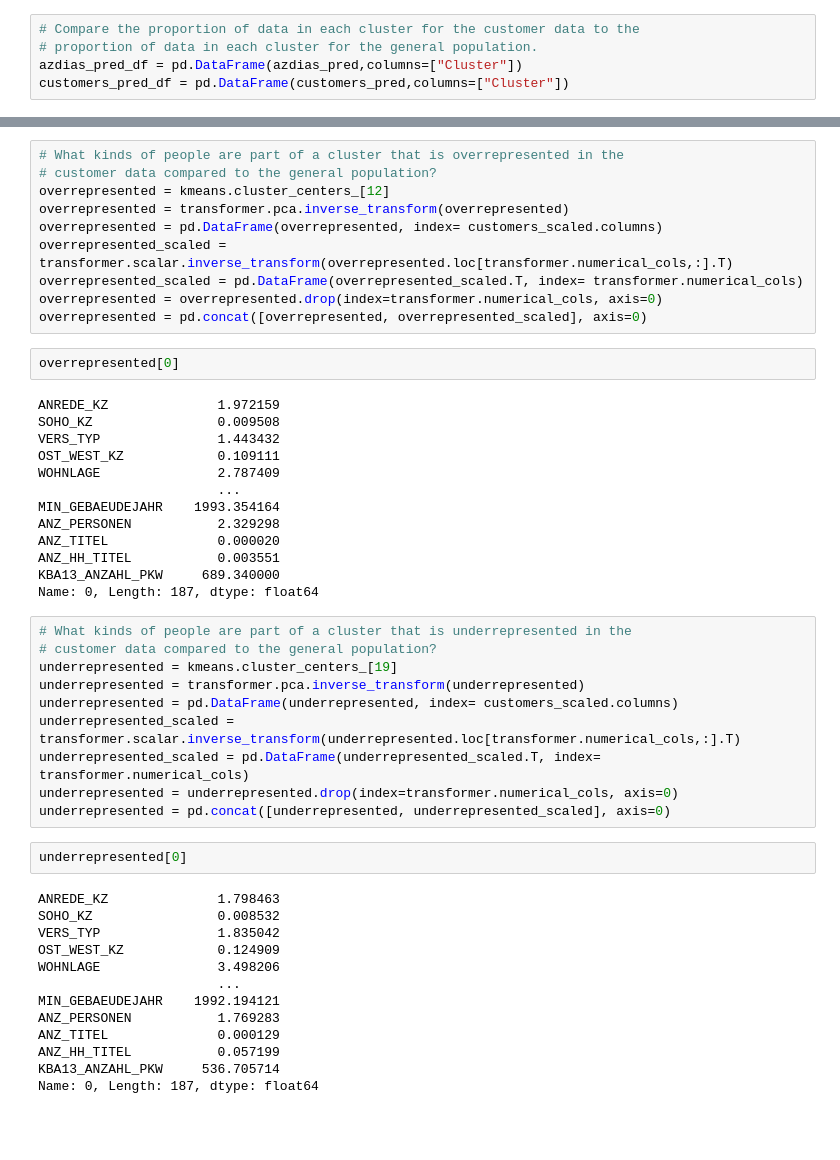
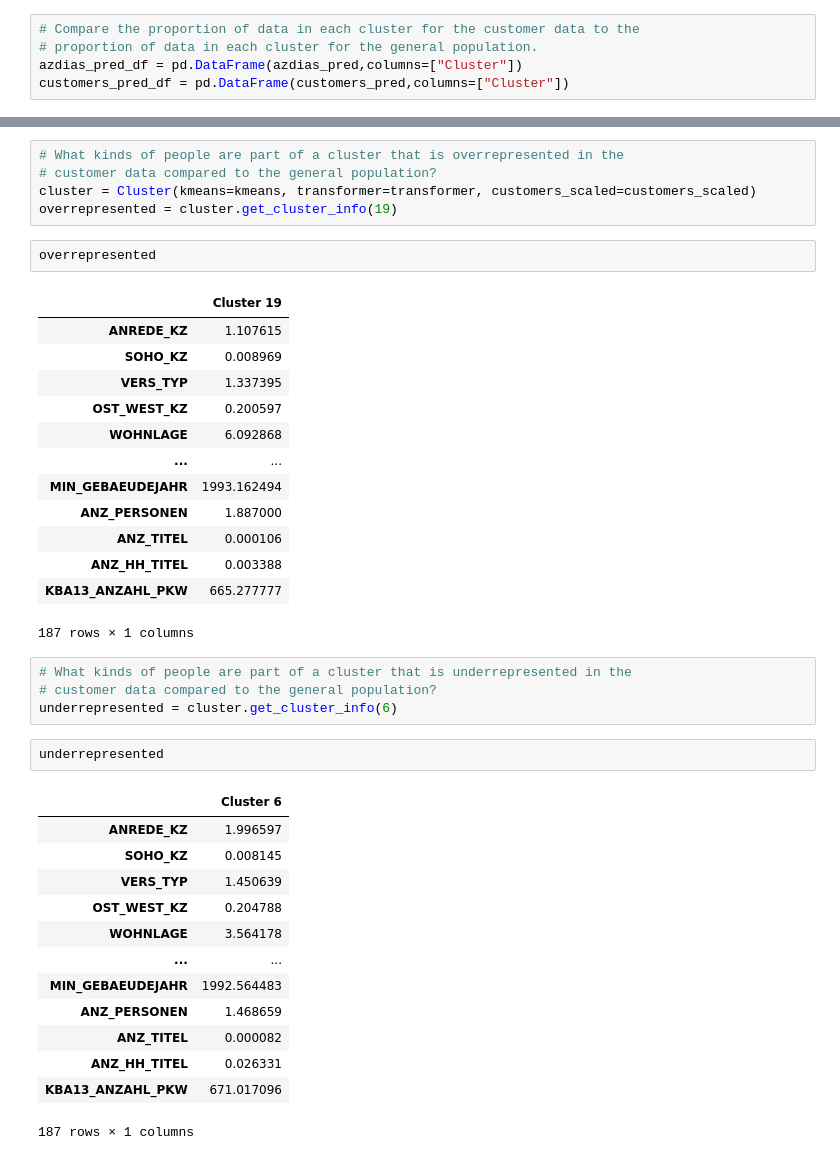
Before and after one commit to mahmodKhaled/Identify-Customer-Segments, a Jupyter notebook: notebooks/clustering.ipynb, the cells around one changed output, grey strips where cells are left out. Cells and saved outputs as stored; diff of their text form; blank space fills up the shorter version.

```diff
--- a/notebooks/clustering.ipynb
+++ b/notebooks/clustering.ipynb
@@ -131,53 +111,44 @@ data_count.proportion_plot(azdias_pred_df, customers_pred_df, 'Cluster', 'Compar
-# %%
-# What kinds of people are part of a cluster that is overrepresented in the
-# customer data compared to the general population?
-overrepresented = kmeans.cluster_centers_[12]
-overrepresented = transformer.pca.inverse_transform(overrepresented)
-overrepresented = pd.DataFrame(overrepresented, index= customers_scaled.columns)
-overrepresented_scaled = transformer.scalar.inverse_transform(overrepresented.loc[transformer.numerical_cols,:].T)
-overrepresented_scaled = pd.DataFrame(overrepresented_scaled.T, index= transformer.numerical_cols)
-overrepresented = overrepresented.drop(index=transformer.numerical_cols, axis=0)
-overrepresented = pd.concat([overrepresented, overrepresented_scaled], axis=0)
+# %%
+# What kinds of people are part of a cluster that is overrepresented in the
+# customer data compared to the general population?
+cluster = Cluster(kmeans=kmeans, transformer=transformer, customers_scaled=customers_scaled)
+overrepresented = cluster.get_cluster_info(19)
 # %%
-overrepresented[0]
+overrepresented
 # %% [output]
+|  | Cluster 19 |
+| ANREDE_KZ | 1.107615 |
+| SOHO_KZ | 0.008969 |
+| VERS_TYP | 1.337395 |
+| OST_WEST_KZ | 0.200597 |
+| WOHNLAGE | 6.092868 |
+| ... | ... |
+| MIN_GEBAEUDEJAHR | 1993.162494 |
+| ANZ_PERSONEN | 1.887000 |
+| ANZ_TITEL | 0.000106 |
+| ANZ_HH_TITEL | 0.003388 |
+| KBA13_ANZAHL_PKW | 665.277777 |
-ANREDE_KZ              1.972159
-SOHO_KZ                0.009508
-VERS_TYP               1.443432
-OST_WEST_KZ            0.109111
-WOHNLAGE               2.787409
-                       ...
-MIN_GEBAEUDEJAHR    1993.354164
-ANZ_PERSONEN           2.329298
-ANZ_TITEL              0.000020
-ANZ_HH_TITEL           0.003551
-KBA13_ANZAHL_PKW     689.340000
-Name: 0, Length: 187, dtype: float64
+187 rows × 1 columns
 # %%
 # What kinds of people are part of a cluster that is underrepresented in the
 # customer data compared to the general population?
-underrepresented = kmeans.cluster_centers_[19]
-underrepresented = transformer.pca.inverse_transform(underrepresented)
-underrepresented = pd.DataFrame(underrepresented, index= customers_scaled.columns)
-underrepresented_scaled = transformer.scalar.inverse_transform(underrepresented.loc[transformer.numerical_cols,:].T)
-underrepresented_scaled = pd.DataFrame(underrepresented_scaled.T, index= transformer.numerical_cols)
-underrepresented = underrepresented.drop(index=transformer.numerical_cols, axis=0)
-underrepresented = pd.concat([underrepresented, underrepresented_scaled], axis=0)
+underrepresented = cluster.get_cluster_info(6)
 # %%
-underrepresented[0]
+underrepresented
 # %% [output]
+|  | Cluster 6 |
+| ANREDE_KZ | 1.996597 |
+| SOHO_KZ | 0.008145 |
+| VERS_TYP | 1.450639 |
+| OST_WEST_KZ | 0.204788 |
+| WOHNLAGE | 3.564178 |
+| ... | ... |
+| MIN_GEBAEUDEJAHR | 1992.564483 |
+| ANZ_PERSONEN | 1.468659 |
+| ANZ_TITEL | 0.000082 |
+| ANZ_HH_TITEL | 0.026331 |
+| KBA13_ANZAHL_PKW | 671.017096 |
-ANREDE_KZ              1.798463
-SOHO_KZ                0.008532
-VERS_TYP               1.835042
-OST_WEST_KZ            0.124909
-WOHNLAGE               3.498206
-                       ...
-MIN_GEBAEUDEJAHR    1992.194121
-ANZ_PERSONEN           1.769283
-ANZ_TITEL              0.000129
-ANZ_HH_TITEL           0.057199
-KBA13_ANZAHL_PKW     536.705714
-Name: 0, Length: 187, dtype: float64
+187 rows × 1 columns
 # %% [markdown]
 From the anaylsis above, it can be seen that
 
```
Also changed, not shown: parts of 6 cells of this notebook, 1 other file.
